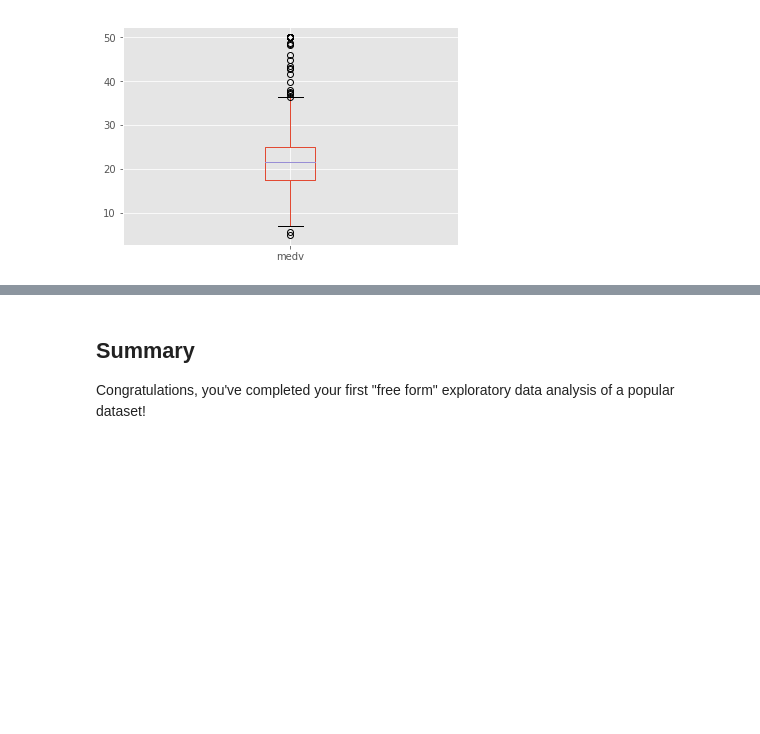
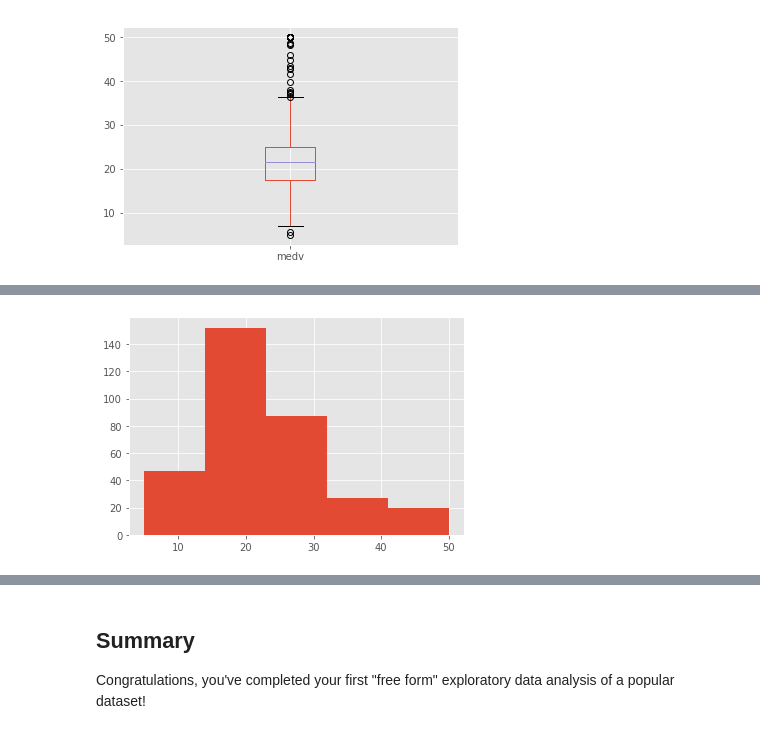
Before and after one commit to torresdavr/dsc-project-eda-with-pandas-online-ds-pt-100719, a Jupyter notebook: index.ipynb, the cells around one changed output, grey strips where cells are left out. Drawn from its saved outputs; the diff is of its cells as text; code cells hidden in the pictures; blank space fills up the shorter version.

```diff
--- a/index.ipynb
+++ b/index.ipynb
@@ -558,0 +561,2 @@ df_amend['medv'].plot.box();
+# %%
+price = df['medv']
@@ -558,0 +588,4 @@ df_amend['medv'].plot.box();
+# %%
+plt.hist(price, bins=5);
+# %% [output]
+[figure, added]
```
Also changed, not shown: parts of 10 cells of this notebook.
